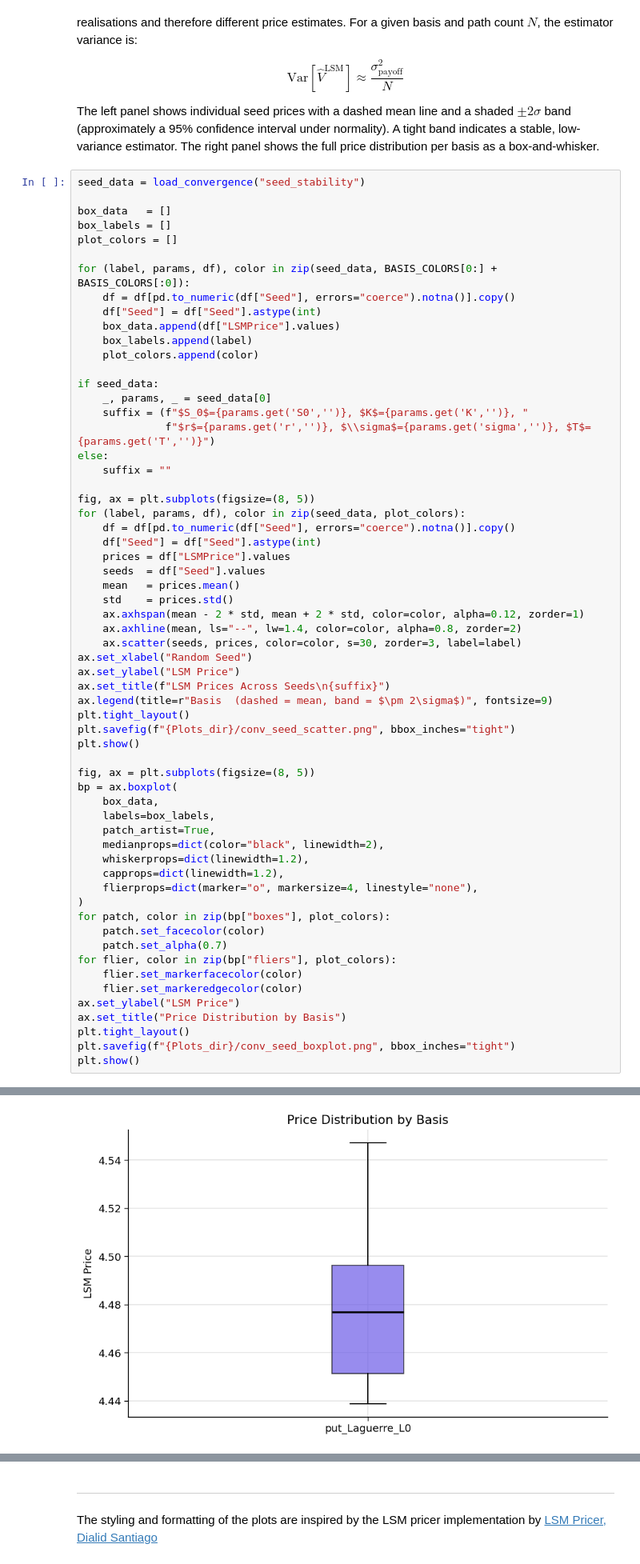
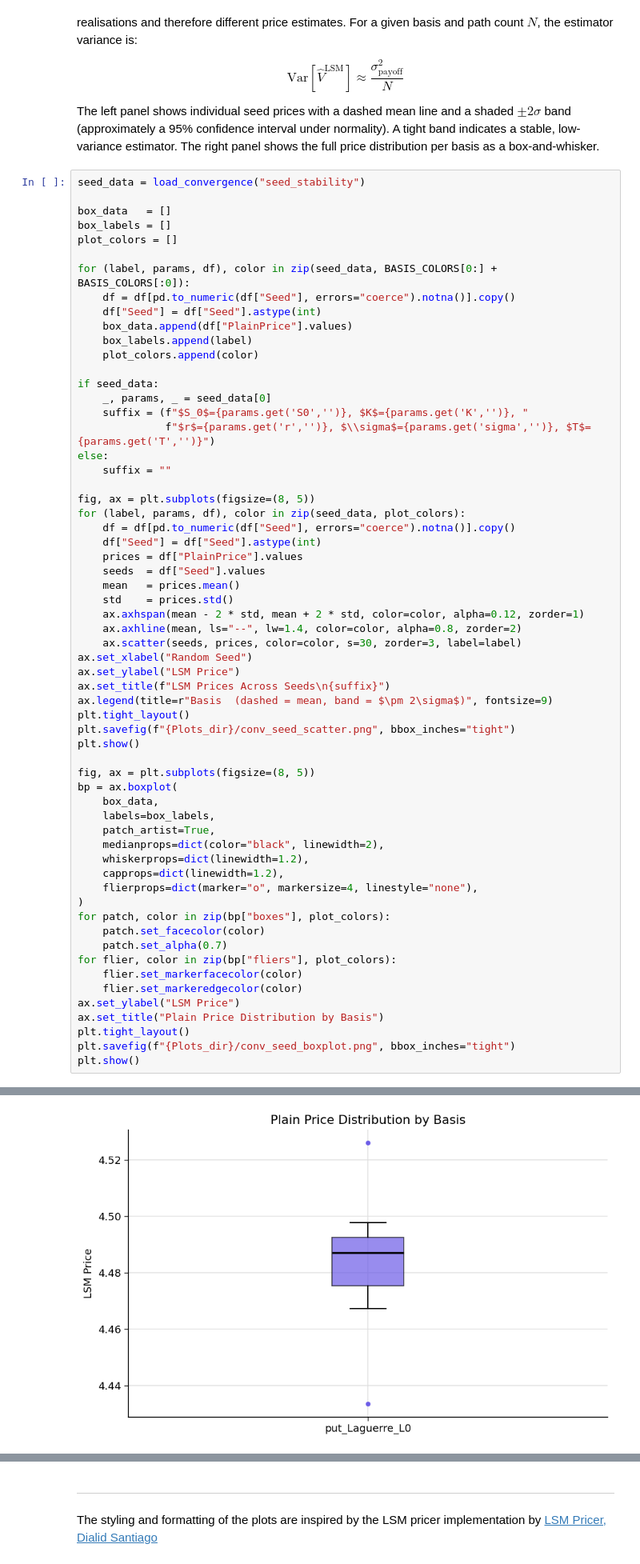
Before and after one commit to Hemasrikar/LSM-pricer, a Jupyter notebook: Convergence.ipynb, the cells around one changed output, grey strips where cells are left out. Shown at 80% size. Cells and saved outputs as stored; diff of their text form.

```diff
--- a/Convergence.ipynb
+++ b/Convergence.ipynb
@@ -408,7 +408,7 @@ plot_colors = []
 for (label, params, df), color in zip(seed_data, BASIS_COLORS[0:] + BASIS_COLORS[:0]):
     df = df[pd.to_numeric(df["Seed"], errors="coerce").notna()].copy()
     df["Seed"] = df["Seed"].astype(int)
-    box_data.append(df["LSMPrice"].values)
+    box_data.append(df["PlainPrice"].values)
     box_labels.append(label)
     plot_colors.append(color)
 
@@ -423,7 +423,7 @@ fig, ax = plt.subplots(figsize=(8, 5))
 for (label, params, df), color in zip(seed_data, plot_colors):
     df = df[pd.to_numeric(df["Seed"], errors="coerce").notna()].copy()
     df["Seed"] = df["Seed"].astype(int)
-    prices = df["LSMPrice"].values
+    prices = df["PlainPrice"].values
     seeds  = df["Seed"].values
     mean   = prices.mean()
     std    = prices.std()
@@ -455,7 +455,7 @@ for flier, color in zip(bp["fliers"], plot_colors):
     flier.set_markerfacecolor(color)
     flier.set_markeredgecolor(color)
 ax.set_ylabel("LSM Price")
-ax.set_title("Price Distribution by Basis")
+ax.set_title("Plain Price Distribution by Basis")
 plt.tight_layout()
 plt.savefig(f"{Plots_dir}/conv_seed_boxplot.png", bbox_inches="tight")
 plt.show()
@@ -464 +464 @@ plt.show()
-[figure, old version]
+[figure, new version]
```
Also changed, not shown: parts of 8 cells of this notebook, 4 other files.
